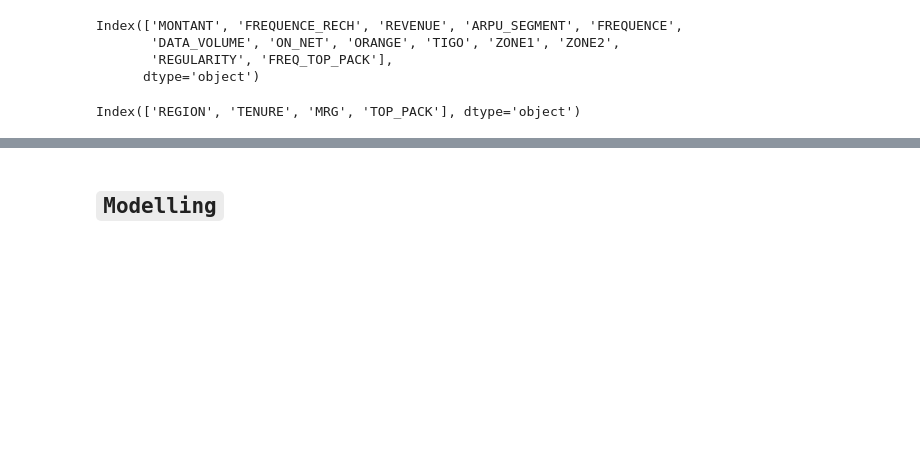
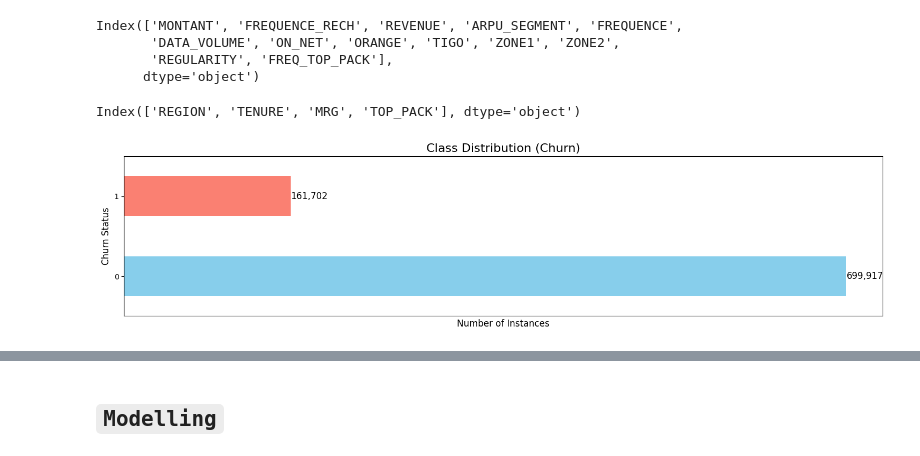
Before and after one commit to murithidenisgitobu/Customer-Churn-Prediction-Challenge-For-Azubian, a Jupyter notebook: Notebook/Notebook.ipynb, the cells around one changed output, grey strips where cells are left out. Saved outputs shown, nothing was run; the diff lists cells and outputs as text; code cells hidden in the pictures; blank space fills up the shorter version.

```diff
--- a/Notebook/Notebook.ipynb
+++ b/Notebook/Notebook.ipynb
@@ -918,2 +923,25 @@ cat_cols
 # %% [output]
 Index(['REGION', 'TENURE', 'MRG', 'TOP_PACK'], dtype='object')
+# %%
+# Count the class labels and rename them for clarity
+classes = y_train.value_counts().replace({'Did not Churn':0,  1: 'Churned'})
+
+# Plot the bar chart
+plt.figure(figsize=(15, 4))
+ax = classes.plot.barh(color=['skyblue', 'salmon'])
+
+# Annotate the bar chart with the actual values
+for index, value in enumerate(classes):
+    ax.text(value, index, f'{value:,}', va='center', ha='left', fontsize=12)
+
+# Add labels and title
+plt.title('Class Distribution (Churn)', fontsize=16)
+plt.xlabel('Number of Instances', fontsize=12)
+plt.ylabel('Churn Status', fontsize=12)
+
+# Display the plot
+plt.tight_layout()
+plt.xticks([])
+plt.show()
+# %% [output]
+[figure, added]
```
Also changed, not shown: parts of 7 cells of this notebook.
